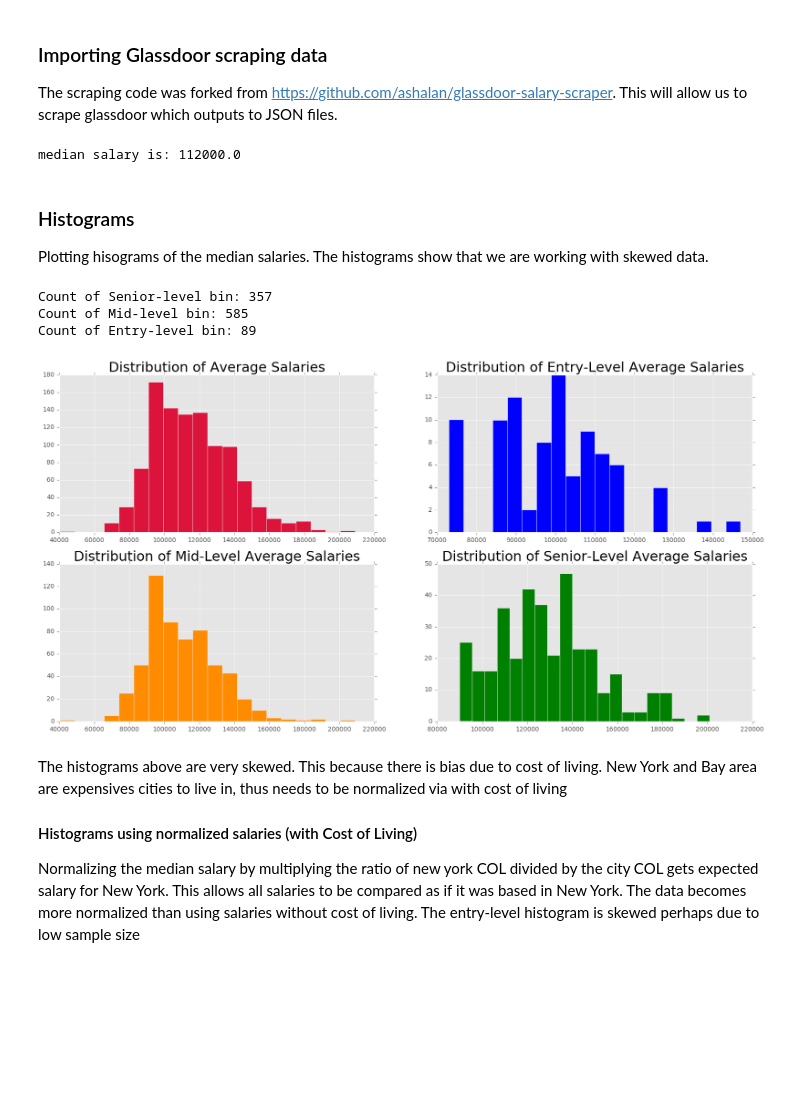
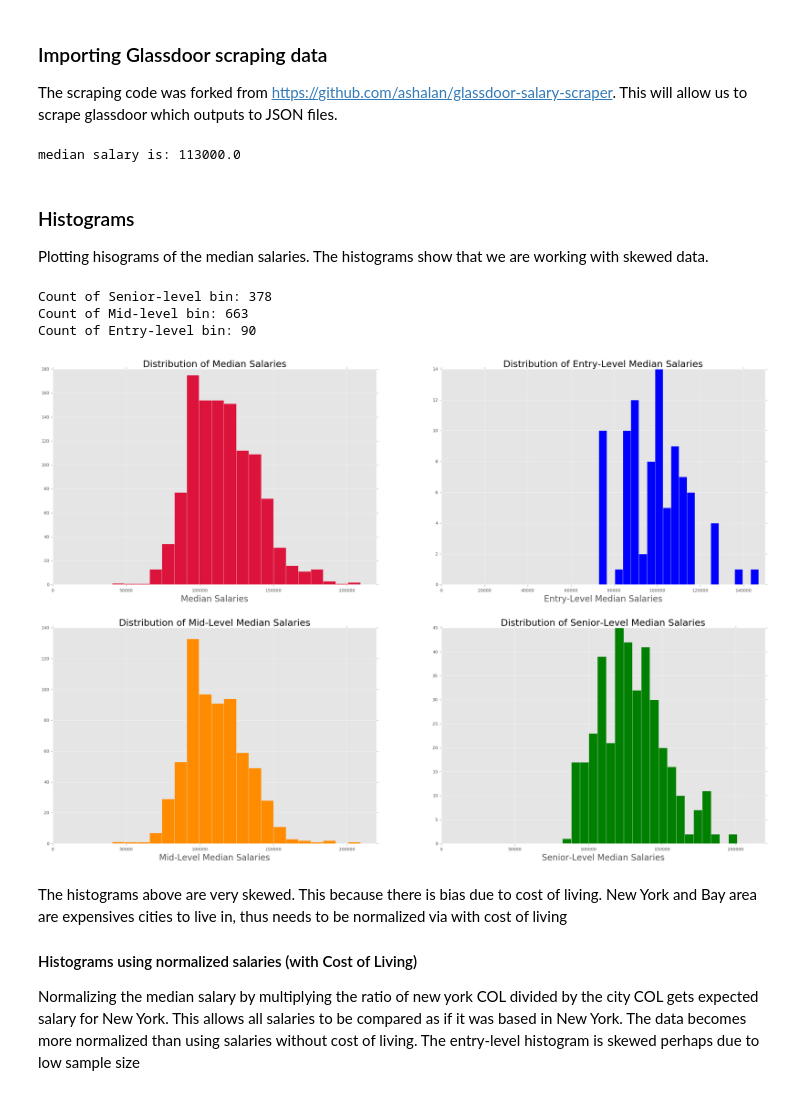
Before and after one commit to adalal80/GA-DSI, a Jupyter notebook: projects/projects-weekly/project-04/scraping-project-4-starter_JPF.ipynb, the cells around one changed output. Cells and saved outputs as stored; diff of their text form; code cells hidden in the pictures; blank space fills up the shorter version.

```diff
--- a/projects/projects-weekly/project-04/scraping-project-4-starter_JPF.ipynb
+++ b/projects/projects-weekly/project-04/scraping-project-4-starter_JPF.ipynb
@@ -480,6 +480,7 @@ master_df.drop('salary', axis=1, inplace=True)
 master_df['title'] = master_df['title'].apply(lambda x: str(x).lower())
 master_df['search_city'] = master_df['search_city'].apply(lambda x: str(x).lower())
 master_df['company'] = master_df['company'].apply(lambda x: str(x).lower())
+master_df['search_city'] = master_df['search_city'].apply(lambda x: x.replace('washington, dc','washington dc'))
 # %%
 #Bin the indeed df (master_df) into entry/mid/senior bins
 senior = ['sr','senior','lead','instructor','principal', 'director','manager','consultant','chief']
@@ -609,7 +614,6 @@ for x,y in zip(glassdoor['low_sal'],glassdoor['high_sal']):
         sal_avg.append(y)
 glassdoor['sal_avg'] = sal_avg
 
-#glassdoor['company'] = glassdoor['company'].apply(lambda x: str(x).upper())
 
 #changing company from upper to lower case
 
@@ -652,10 +656,16 @@ glassdoor['mid_bin'] = mid_bin
 glassdoor['senior_bin'] = senior_bin
 
 #converting title and city to lower case
+
 glassdoor['title'] = glassdoor['title'].apply(lambda x: str(x).lower())
 glassdoor['City'] = glassdoor['City'].apply(lambda x: x.replace('kansas city mo','kansas city'))
 
+#replace new york city with new york
+
+glassdoor['City'] = glassdoor['City'].apply(lambda x: str(x).replace('new york city','new york'))
+
 #exporting cleaned dataframe
+
 glassdoor.to_csv('glassdoor_df.csv')
 # %%
 #merging glassdoor with cost of living index dataframe
@@ -684,7 +694,7 @@ gd['norm_sal'] = gd['sal_avg'] * gd['COL_new']
 median_norm_sal = gd['norm_sal'].median()
 gd['above_median'] = gd['norm_sal'].apply(lambda x: 1 if x > median_norm_sal else 0)
 # %% [output]
-median salary is: 112000.0
+median salary is: 113000.0
 # %% [markdown]
 ### Histograms
 
@@ -694,24 +704,37 @@ print 'Count of Senior-level bin:',gd[gd['senior_bin']==1]['sal_avg'].count()
 print 'Count of Mid-level bin:',gd[gd['mid_bin']==1]['sal_avg'].count()
 print 'Count of Entry-level bin:',gd[gd['entry_bin']==1]['sal_avg'].count()
 # %% [output]
-Count of Senior-level bin: 357
-Count of Mid-level bin: 585
-Count of Entry-level bin: 89
+Count of Senior-level bin: 378
+Count of Mid-level bin: 663
+Count of Entry-level bin: 90
 # %%
-fig, axes = plt.subplots(2,2, figsize=(20,10))
-#Bottles Sold less than or equal to 10
+fig, axes = plt.subplots(2,2, figsize=(30,20))
+#median salaries
 axes[0][0].hist(x = gd['sal_avg'],bins = 20,color = 'crimson')
-axes[0][0].set_title('Distribution of Average Salaries',fontsize = 22)
-#axes[0][0].xaxis.set_ticks(np.arange(0, 21, 2))
-#axes[0][0].yaxis.set_ticks(np.arange(0, 70000, 5000))
+axes[0][0].set_title('Distribution of Median Salaries',fontsize = 22)
+axes[0][0].set_xlim(0,220000)
+axes[0][0].set_xlabel('Median Salaries',fontsize = 20)
+
+#entry level salaries
 axes[0][1].hist(x = gd[gd['entry_bin']==1]['sal_avg'],bins = 20,color = 'blue')
-axes[0][1].set_title('Distribution of Entry-Level Average Salaries',fontsize = 22)
+axes[0][1].set_title('Distribution of Entry-Level Median Salaries',fontsize = 22)
+axes[0][1].set_xlabel('Entry-Level Median Salaries',fontsize = 20)
+axes[0][1].set_xlim(0,150000)
+axes[0][1].set_xlabel('Entry-Level Median Salaries',fontsize = 20)
+
+#mid-level salaries
 axes[1][0].hist(x = gd[gd['mid_bin']==1]['sal_avg'],bins = 20,color = 'darkorange' )
-axes[1][0].set_title('Distribution of Mid-Level Average Salaries',fontsize = 22)
+axes[1][0].set_title('Distribution of Mid-Level Median Salaries',fontsize = 22)
+axes[1][0].set_xlim(0,220000)
+axes[1][0].set_xlabel('Mid-Level Median Salaries',fontsize = 20)
+
+#senior-level salaries
 axes[1][1].hist(x = gd[gd['senior_bin']==1]['sal_avg'],bins = 20,color = 'green' )
-axes[1][1].set_title('Distribution of Senior-Level Average Salaries',fontsize = 22);
+axes[1][1].set_title('Distribution of Senior-Level Median Salaries',fontsize = 22)
+axes[1][1].set_xlim(0,220000)
+axes[1][1].set_xlabel('Senior-Level Median Salaries',fontsize = 20);
 # %% [output]
-[figure, old version]
+[figure, new version]
 # %% [markdown]
 The histograms above are very skewed. This because there is bias due to cost of living. New York and Bay area are expensives cities to live in, thus needs to be normalized via with cost of living
 
```
Also changed, not shown: parts of 21 cells of this notebook.
